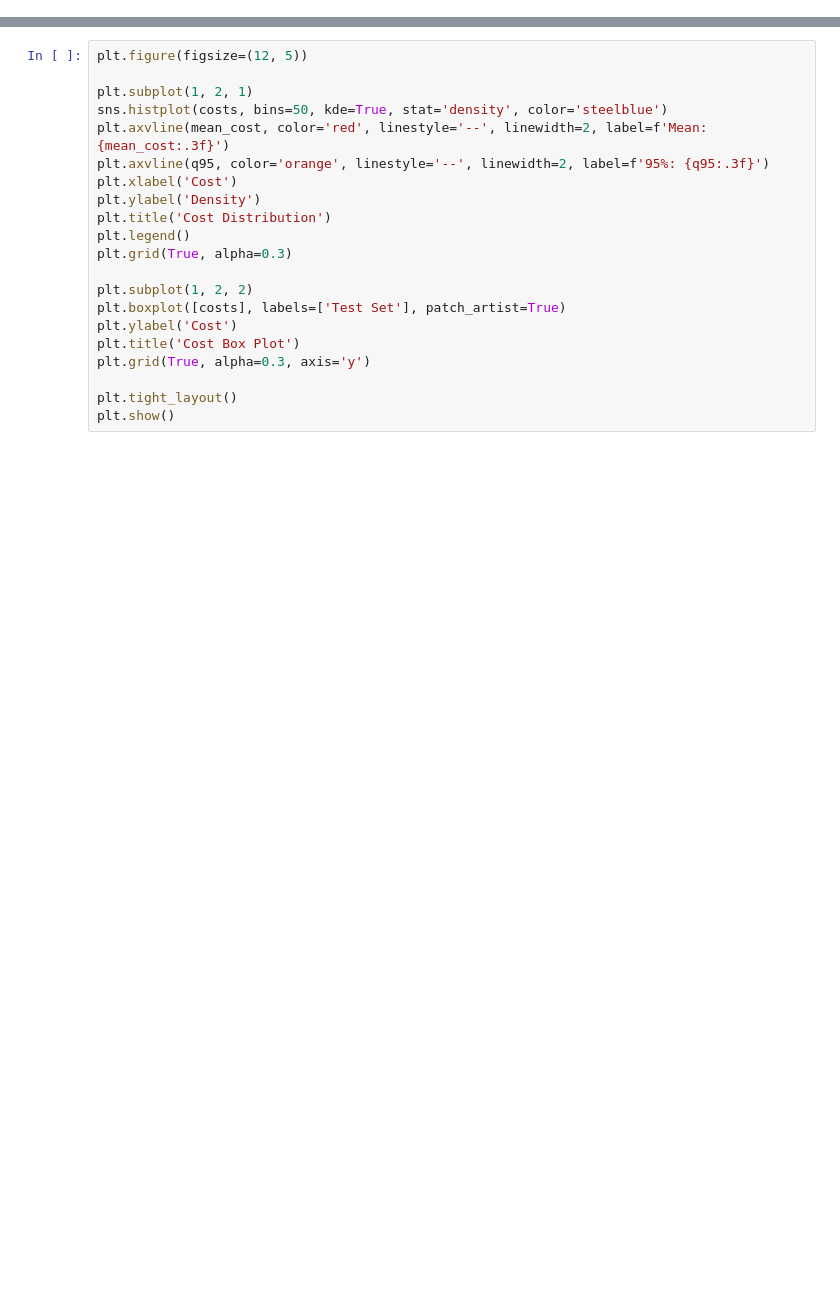
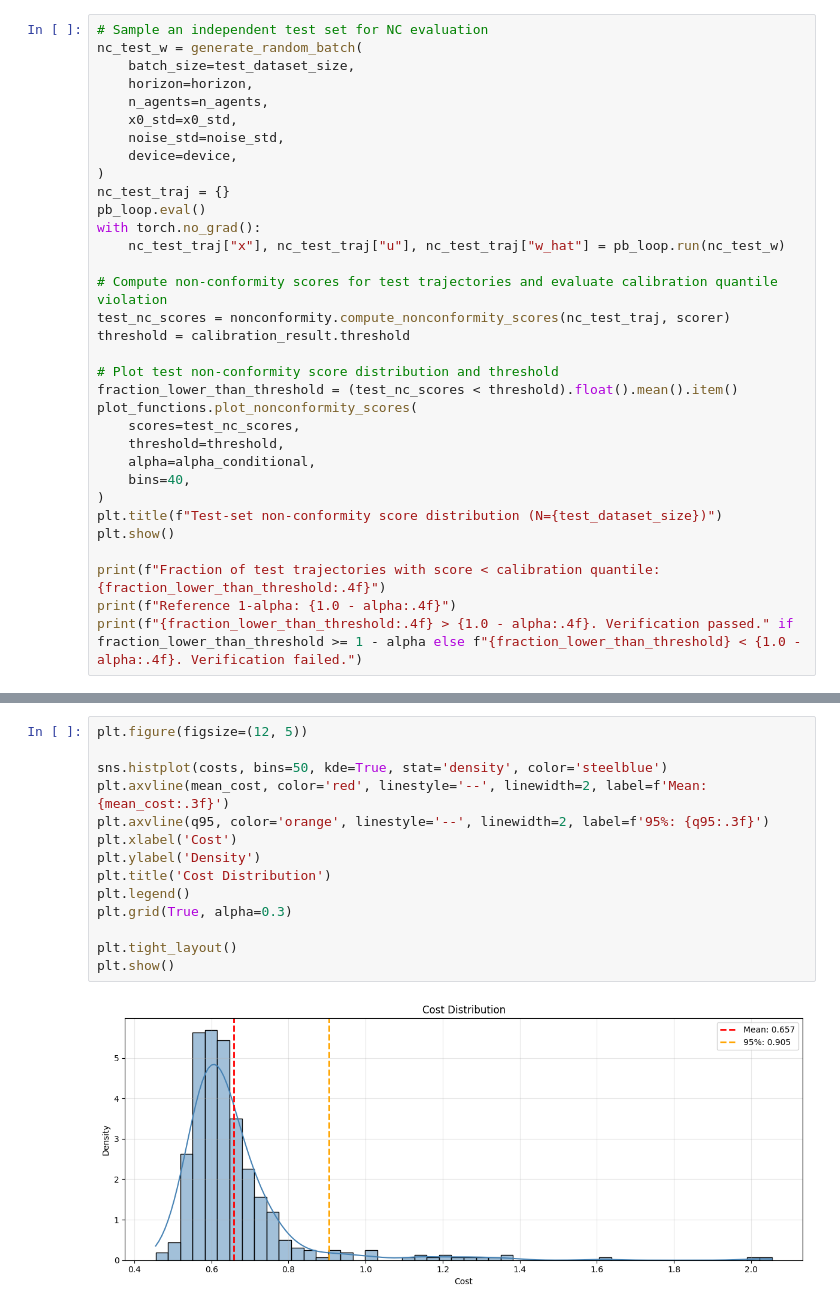
Before and after one commit to laurameroi/Conformal_PB, a Jupyter notebook: conformal_verification.ipynb, the cells around one changed output, grey strips where cells are left out. Saved outputs shown, nothing was run; the diff lists cells and outputs as text; blank space fills up the shorter version.

Commit message:
Implement conditional conformal verification pipeiline

```diff
--- a/conformal_verification.ipynb
+++ b/conformal_verification.ipynb
@@ -40,0 +128,33 @@ print(f"Unexpected keys: {list(ctx['load_result'].unexpected_keys)}")
+# %%
+# Sample an independent test set for NC evaluation
+nc_test_w = generate_random_batch(
+    batch_size=test_dataset_size,
+    horizon=horizon,
+    n_agents=n_agents,
+    x0_std=x0_std,
+    noise_std=noise_std,
+    device=device,
+)
+nc_test_traj = {}
+pb_loop.eval()
+with torch.no_grad():
+    nc_test_traj["x"], nc_test_traj["u"], nc_test_traj["w_hat"] = pb_loop.run(nc_test_w)
+
+# Compute non-conformity scores for test trajectories and evaluate calibration quantile violation
+test_nc_scores = nonconformity.compute_nonconformity_scores(nc_test_traj, scorer)
+threshold = calibration_result.threshold
+
+# Plot test non-conformity score distribution and threshold
+fraction_lower_than_threshold = (test_nc_scores < threshold).float().mean().item()
+plot_functions.plot_nonconformity_scores(
+    scores=test_nc_scores,
+    threshold=threshold,
+    alpha=alpha_conditional,
+    bins=40,
+)
+plt.title(f"Test-set non-conformity score distribution (N={test_dataset_size})")
+plt.show()
+
+print(f"Fraction of test trajectories with score < calibration quantile: {fraction_lower_than_threshold:.4f}")
+print(f"Reference 1-alpha: {1.0 - alpha:.4f}")
+print(f"{fraction_lower_than_threshold:.4f} > {1.0 - alpha:.4f}. Verification passed." if fraction_lower_than_threshold >= 1 - alpha else f"{fraction_lower_than_threshold} < {1.0 - alpha:.4f}. Verification failed.")
@@ -83,21 +297,16 @@ print('=' * 60)
 # %%
 plt.figure(figsize=(12, 5))
 
-plt.subplot(1, 2, 1)
 sns.histplot(costs, bins=50, kde=True, stat='density', color='steelblue')
 plt.axvline(mean_cost, color='red', linestyle='--', linewidth=2, label=f'Mean: {mean_cost:.3f}')
 plt.axvline(q95, color='orange', linestyle='--', linewidth=2, label=f'95%: {q95:.3f}')
 plt.xlabel('Cost')
 plt.ylabel('Density')
 plt.title('Cost Distribution')
 plt.legend()
 plt.grid(True, alpha=0.3)
 
-plt.subplot(1, 2, 2)
-plt.boxplot([costs], labels=['Test Set'], patch_artist=True)
-plt.ylabel('Cost')
-plt.title('Cost Box Plot')
-plt.grid(True, alpha=0.3, axis='y')
-
 plt.tight_layout()
 plt.show()
+# %% [output]
+[figure, added]
```
Also changed, not shown: parts of 26 cells of this notebook, 3 other files.
